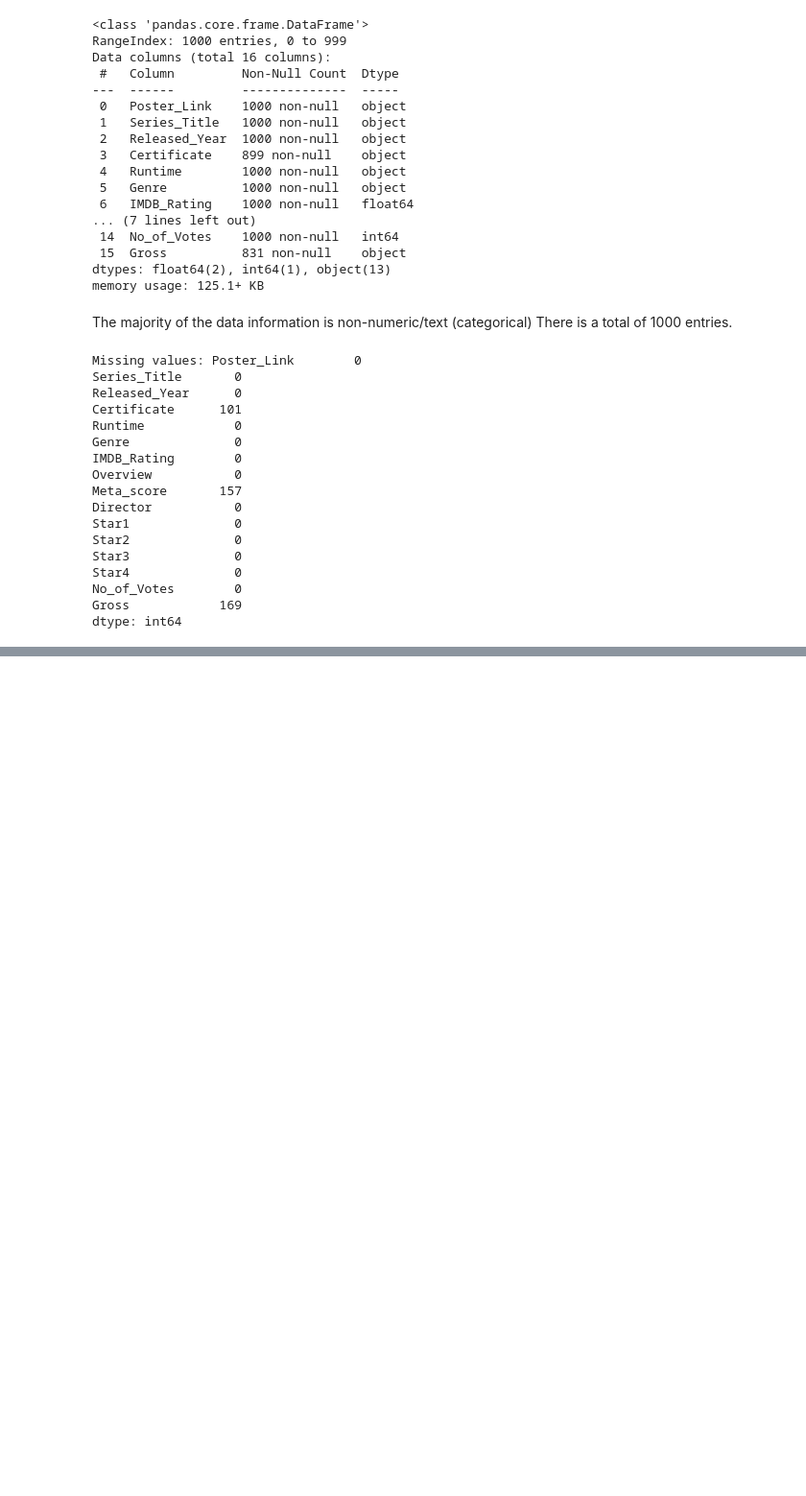
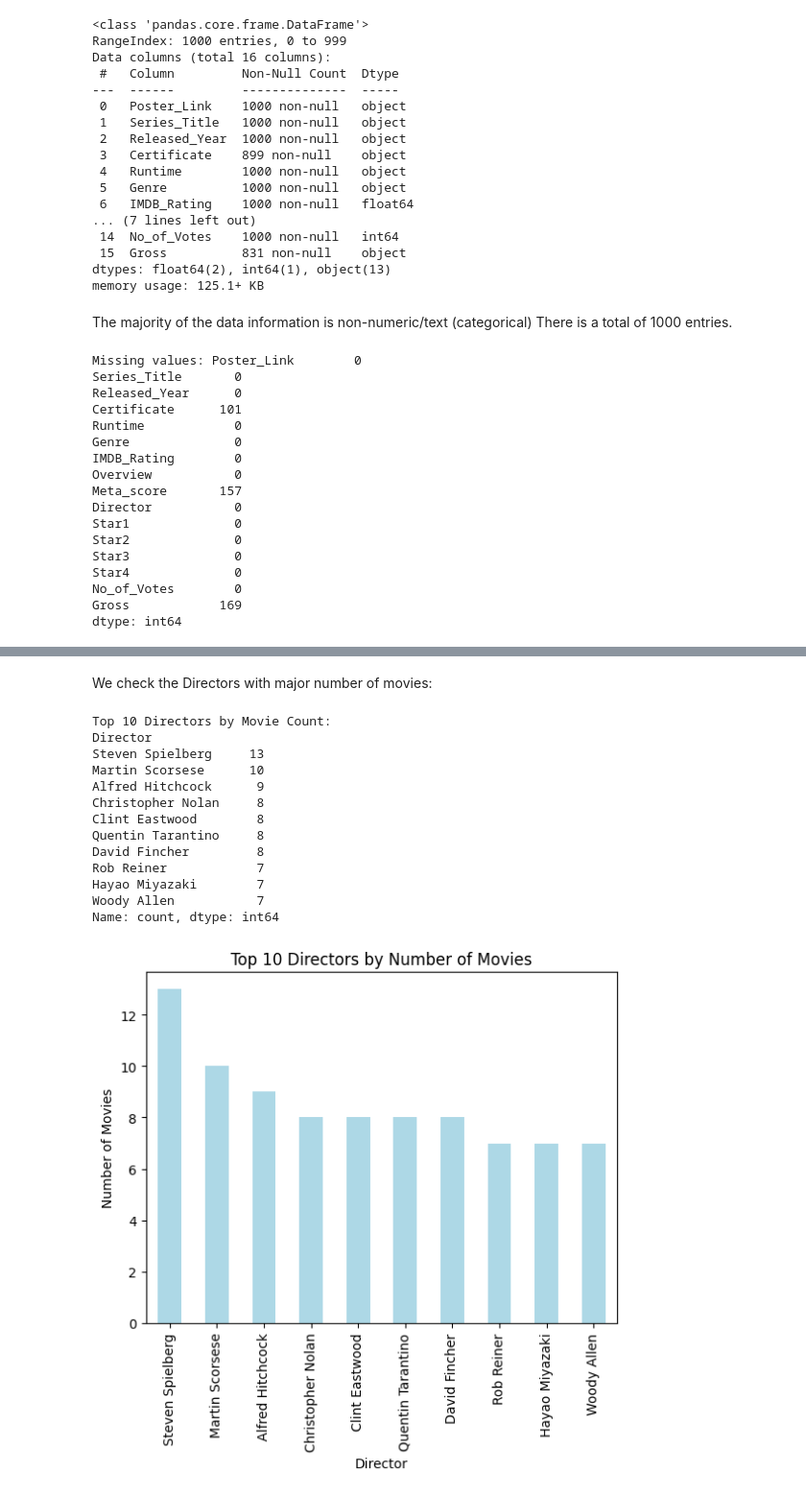
Before and after one commit to AliciaFalconCaro/LLM_Chatbot_Movies, a Jupyter notebook: DataAnalysisForMovies.ipynb, the cells around one changed output, grey strips where cells are left out. Shown at 96% size. Drawn from its saved outputs; the diff is of its cells as text; code cells hidden in the pictures; blank space fills up the shorter version.

```diff
--- a/DataAnalysisForMovies.ipynb
+++ b/DataAnalysisForMovies.ipynb
@@ -62,0 +394,28 @@ dtype: int64
+# %% [markdown]
+We check the Directors with major number of movies:
+# %%
+director_counts = df['Director'].value_counts()
+
+# Display the top 10 directors
+print("Top 10 Directors by Movie Count:")
+print(director_counts.head(10))
+
+director_counts.head(10).plot(kind='bar', color='lightblue')
+plt.ylabel("Number of Movies")
+plt.title("Top 10 Directors by Number of Movies")
+plt.show()
+# %% [output]
+Top 10 Directors by Movie Count:
+Director
+Steven Spielberg     13
+Martin Scorsese      10
+Alfred Hitchcock      9
+Christopher Nolan     8
+Clint Eastwood        8
+Quentin Tarantino     8
+David Fincher         8
+Rob Reiner            7
+Hayao Miyazaki        7
+Woody Allen           7
+Name: count, dtype: int64
+[figure, added]
```
Also changed, not shown: parts of 35 cells of this notebook.
